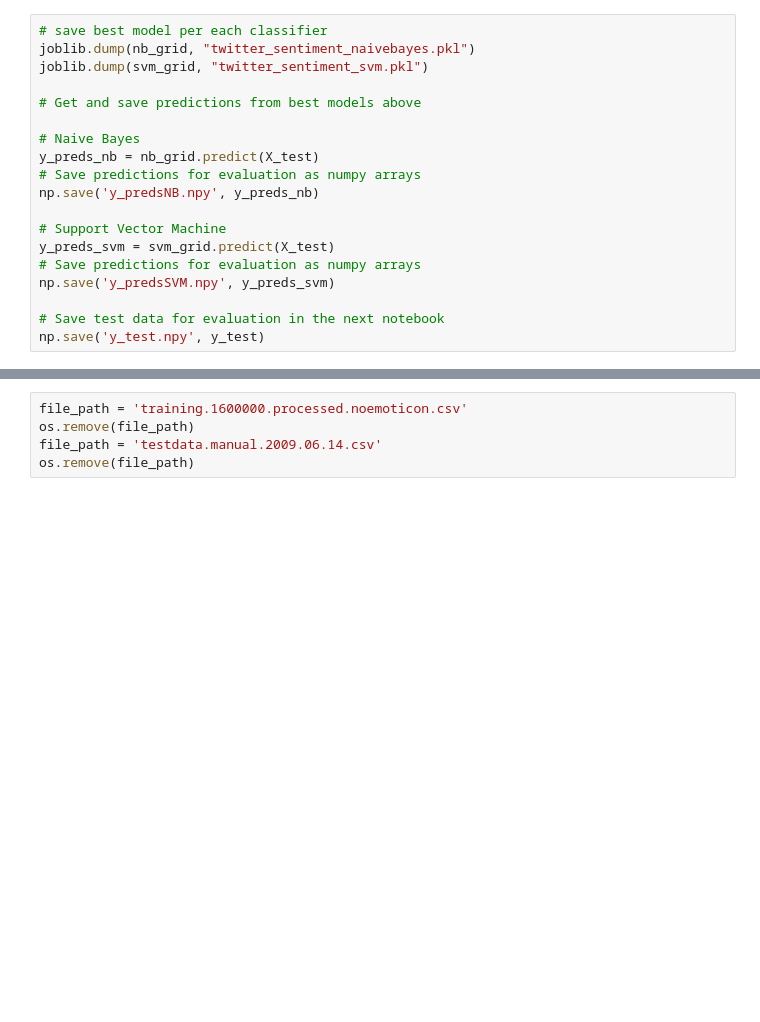
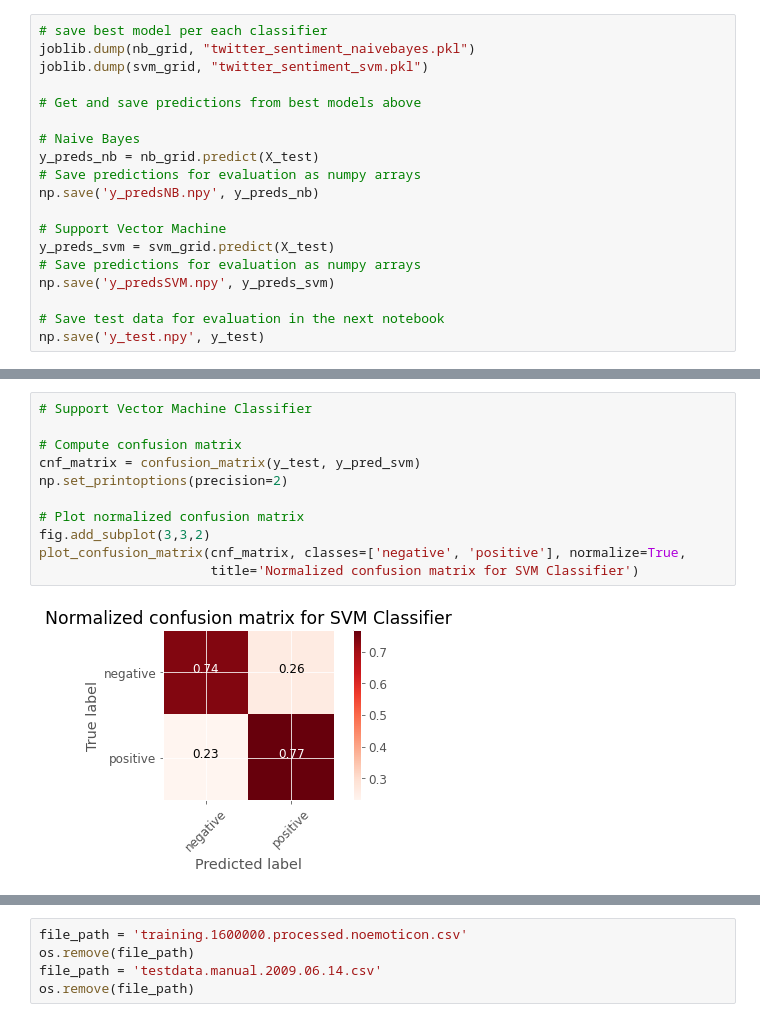
Before and after one commit to babybe11/COG403_Final_Project, a Jupyter notebook: Codes.ipynb, the cells around one changed output, grey strips where cells are left out. Drawn from its saved outputs; the diff is of its cells as text; blank space fills up the shorter version.

```diff
--- a/Codes.ipynb
+++ b/Codes.ipynb
@@ -693,0 +755,13 @@ np.save('y_test.npy', y_test)
+# %%
+# Support Vector Machine Classifier
+
+# Compute confusion matrix
+cnf_matrix = confusion_matrix(y_test, y_pred_svm)
+np.set_printoptions(precision=2)
+
+# Plot normalized confusion matrix
+fig.add_subplot(3,3,2)
+plot_confusion_matrix(cnf_matrix, classes=['negative', 'positive'], normalize=True,
+                      title='Normalized confusion matrix for SVM Classifier')
+# %% [output]
+[figure, added]
```
Also changed, not shown: parts of 6 cells of this notebook.
